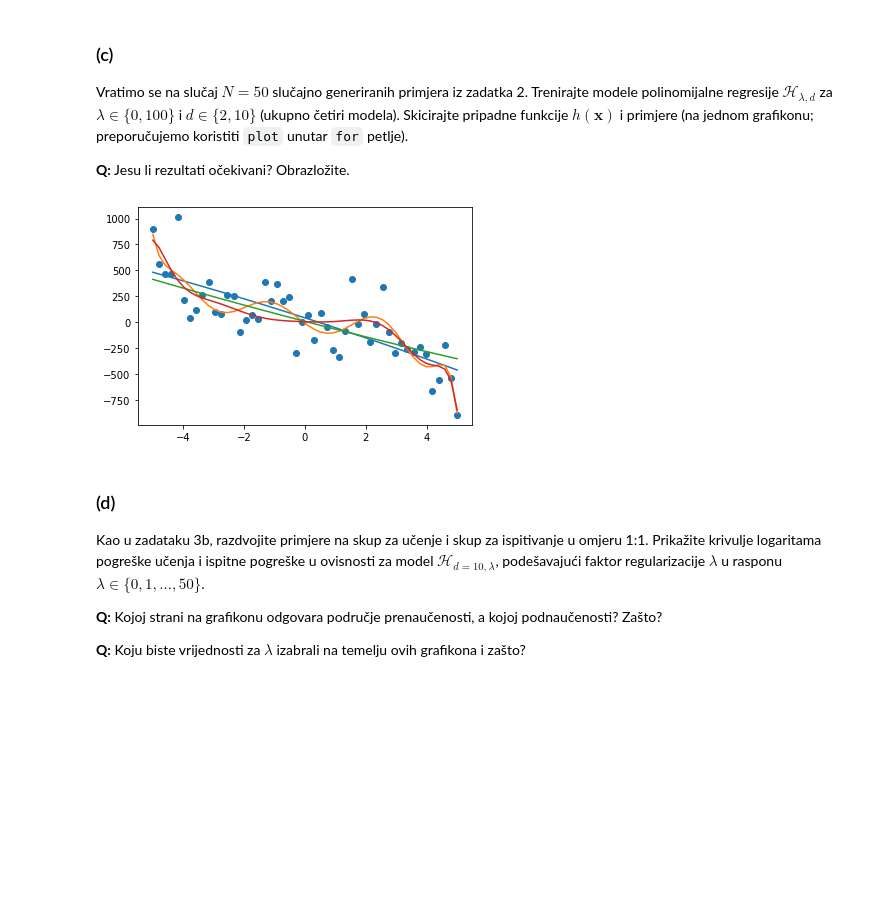
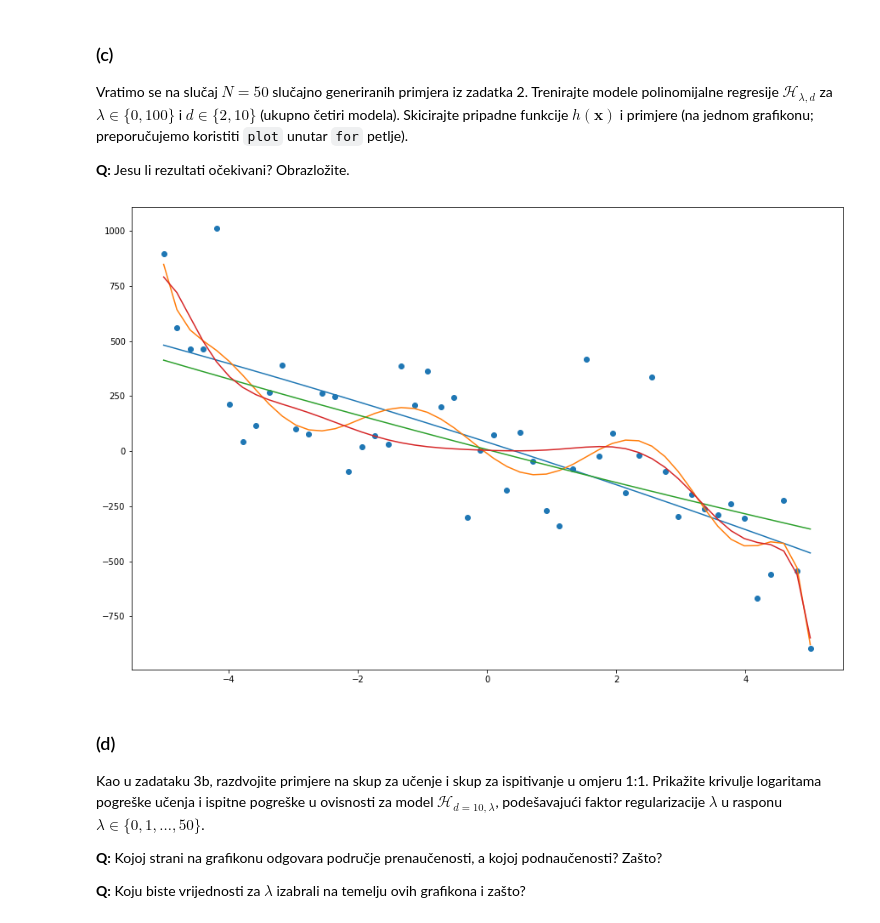
Before and after one commit to sskender/machine-learning-1, a Jupyter notebook: L03-L04-Regression/SU1-2021-03-04-Regresija.ipynb, the cells around one changed output. Drawn from its saved outputs; the diff is of its cells as text; code cells hidden in the pictures; blank space fills up the shorter version.

```diff
--- a/L03-L04-Regression/SU1-2021-03-04-Regresija.ipynb
+++ b/L03-L04-Regression/SU1-2021-03-04-Regresija.ipynb
@@ -248,38 +248,34 @@ Na skupu podataka iz zadatka 2 trenirajte pet modela linearne regresije $\mathca
 
 **Q:** Koji model ima najmanju pogrešku učenja i zašto?
 # %%
-w_list = list()
-h_list = list()
-E_list = list()
+assert(size(X_2a) == 50)
+assert(size(y_2a) == 50)
 
-degrees_list = [1, 3, 5, 10, 20, 30, 50]
+degrees_list = [1, 3, 5, 10, 20]
 
 # show original data
 plt.figure(figsize=(15,10))
-plt.scatter(X, y)
+plt.scatter(X_2a, y_2a)
 
 # train for each degree
 for d in degrees_list:
     # polynomial function
     poly = PolynomialFeatures(degree=d)
-    phi = poly.fit_transform(X.reshape(-1, 1))
+    phi = poly.fit_transform(X_2a.reshape(-1, 1))
 
     # w
     pinv = linalg.pinv(phi)
-    w = np.dot(pinv, y)
-    w_list.append(w)
+    w = np.dot(pinv, y_2a)
 
     # h (x = phi)
-    h = np.dot(phi, w)  # TODO WTF
-    h_list.append(h)
+    h = np.dot(phi, w)
 
     # E
-    E = mean_squared_error(y, h)
-    E_list.append(E)
+    E = mean_squared_error(y_2a, h)
 
     # print
     print(f"E for degree={d}: {E}")
 
     # show train chart
-    plt.plot(X, h)
+    plt.plot(X_2a, h)
 # %% [output]
@@ -304,9 +298,13 @@ Razdvojite skup primjera iz zadatka 2 pomoću funkcije [`model_selection.train_t
 # %%
 from sklearn.model_selection import train_test_split
 
-X_train, X_test, y_train, y_test = train_test_split(X, y, test_size=0.5, random_state=42)
+assert(size(X_2a) == 50)
+assert(size(y_2a) == 50)
+
+X_train, X_test, y_train, y_test = train_test_split(X_2a, y_2a, test_size=0.5, random_state=42)
 
 assert(size(X_train) == size(X_test))
+assert(size(X_train) == 25)
 
 degrees_list = [i for i in range(1, 21)]
 E_train_list = list()
@@ -319,17 +317,11 @@ for d in degrees_list:
     phi_test = poly.fit_transform(X_test.reshape(-1, 1))
 
     # w
-    phi_train_inv = linalg.pinv(phi_train)
-    w_train = np.dot(phi_train_inv, y_train)
-    #phi_test_inv = linalg.pinv(phi_test)
-    #w_test = np.dot(phi_test_inv, y_test)
-
-    #print(f"w_train {w_train}")
-    #print(f"w_test {w_test}")
+    w_train = np.dot(linalg.pinv(phi_train), y_train)
 
     # h (x = phi)
-    h_train = np.dot(phi_train, w_train)  # TODO WTF
-    h_test = np.dot(phi_test, w_train)  # TODO WTF
+    h_train = np.dot(phi_train, w_train)
+    h_test = np.dot(phi_test, w_train)
 
     # E
     E_train = np.log(mean_squared_error(y_train, h_train))
@@ -337,9 +329,7 @@ for d in degrees_list:
     E_test = np.log(mean_squared_error(y_test, h_test))
     E_test_list.append(E_test)
 
-    #print(f"E_train {E_train}")
-    #print(f"E_test {E_test}")
-
+# display E
 plt.plot(degrees_list, E_train_list, E_test_list)
 # %% [output]
 [<matplotlib.lines.Line2D at 0x...>,
@@ -422,32 +483,33 @@ Vratimo se na slučaj $N=50$ slučajno generiranih primjera iz zadatka 2. Trenir
 # %%
 assert(size(X_2a) == 50)
 assert(size(y_2a) == 50)
 
 lambda_list_4c = [0, 100]
 d_list_4c = [2, 10]
 
+plt.figure(figsize=(15,10))
 plt.scatter(X_2a, y_2a)
 
 for lam in lambda_list_4c:
     for d in d_list_4c:
         # poly
         poly = PolynomialFeatures(degree=d)
         phi = poly.fit_transform(X_2a.reshape(-1, 1))
 
         # w
         phi_transposed = np.transpose(phi)
         prod1 = np.dot(phi_transposed, phi)
         I_matrix = np.eye(d+1)
         sum1 = prod1 + np.dot(lam, I_matrix)
         sum1_inv = np.linalg.inv(sum1)
         prod2 = np.dot(sum1_inv, phi_transposed)
         w = np.dot(prod2, y_2a)
 
         # h = wT * x; x = phi
         h = np.dot(phi, w)
         plt.plot(X_2a, h)
 # %% [output]
-[figure, old version]
+[figure, new version]
 # %% [markdown]
 ### (d)
 
```
Also changed, not shown: parts of 4 cells of this notebook.
